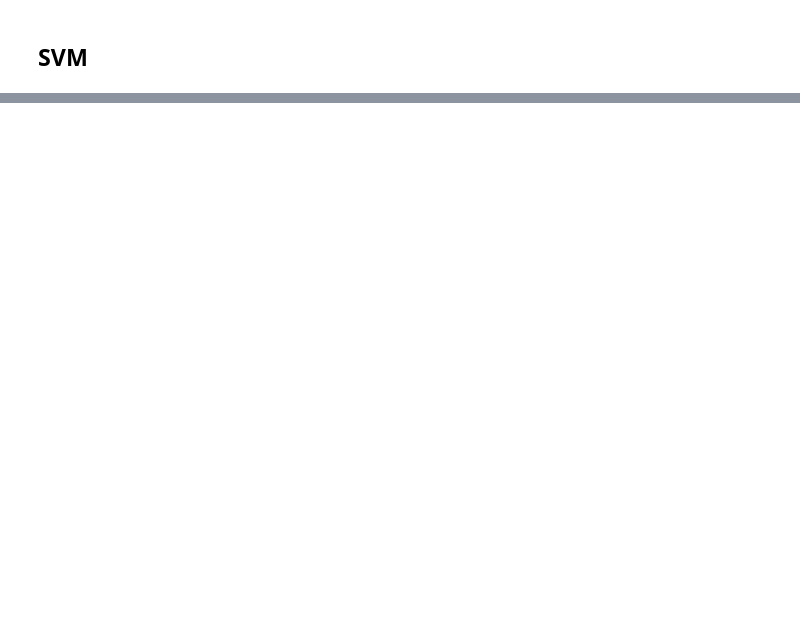
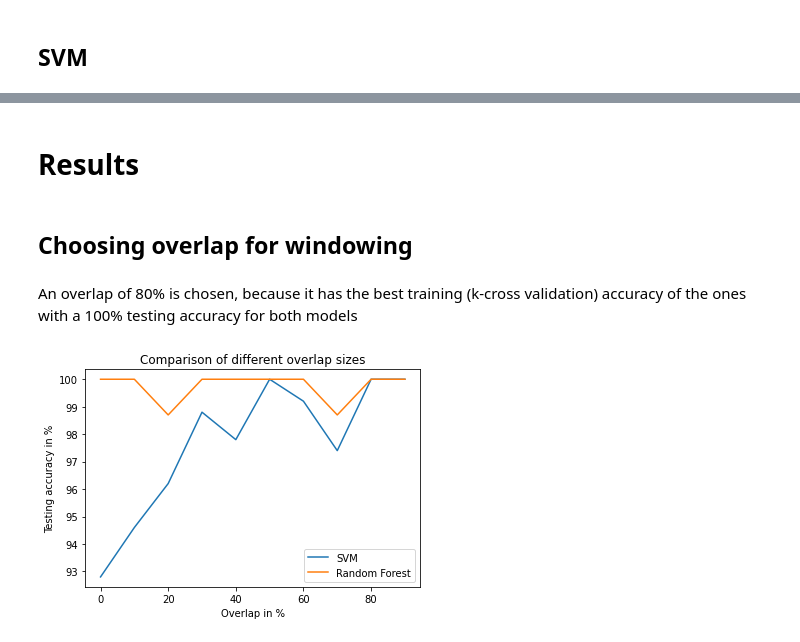
Before and after one commit to ray830305/CS522-Assignment-3, a Jupyter notebook: Assignment3.ipynb, the cells around one changed output, grey strips where cells are left out. Cells and saved outputs as stored; diff of their text form; code cells hidden in the pictures; blank space fills up the shorter version.

Commit message:
Added comparisons for two parameter

```diff
--- a/Assignment3.ipynb
+++ b/Assignment3.ipynb
@@ -258,3 +258,25 @@ Confusion Matrix:
 
 
 Testing Accuracy: 1.0
+# %% [markdown]
+# Results
+# %% [markdown]
+## Choosing overlap for windowing
+# %% [markdown]
+An overlap of 80% is chosen, because it has the best training (k-cross validation) accuracy of the ones with a 100% testing accuracy for both models
+# %%
+import matplotlib.pyplot as plt
+
+overlaps = [0, 10, 20, 30, 40, 50, 60, 70, 80, 90]
+results_rf = [100, 100, 98.7, 100, 100, 100, 100, 98.7, 100, 100]
+results_svm = [92.8, 94.6, 96.2, 98.8, 97.8, 100, 99.2, 97.4, 100, 100]
+
+plt.plot(overlaps, results_svm, label='SVM')
+plt.plot(overlaps, results_rf, label='Random Forest')
+plt.xlabel("Overlap in %")
+plt.ylabel("Testing accuracy in %")
+plt.title("Comparison of different overlap sizes")
+plt.legend()
+plt.show()
+# %% [output]
+[figure, added]
```
Also changed, not shown: parts of 7 cells of this notebook.
